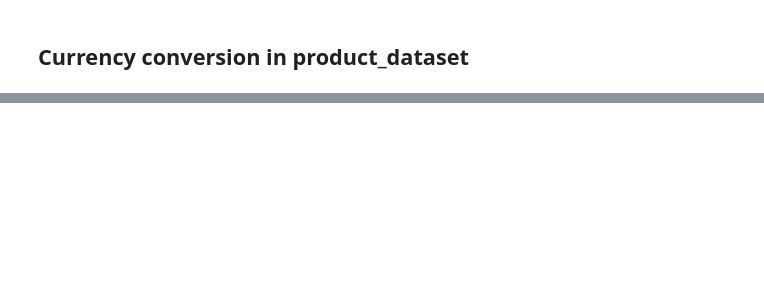
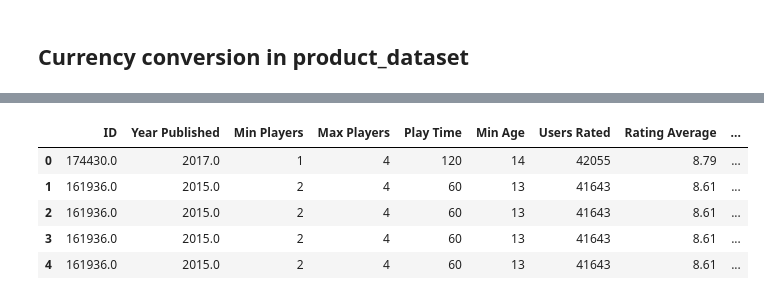
Before and after one commit to Ahmohas/BoardGames, a Jupyter notebook: Final_Code.ipynb, the cells around one changed output, grey strips where cells are left out. Drawn from its saved outputs; the diff is of its cells as text; code cells hidden in the pictures; blank space fills up the shorter version.

```diff
--- a/Final_Code.ipynb
+++ b/Final_Code.ipynb
@@ -91,0 +208,90 @@ products_dataset
+# %%
+# Complexity label
+bgg_final["complexity_label"] = pd.cut(
+    bgg_final["Complexity Average"], bins=[0, 2, 3.5, 5],
+    labels=["Easy", "Medium", "Hard"], include_lowest=True
+)
+
+# High rating flag
+bgg_final["highly_rated"] = bgg_final["Rating Average"] >= 8
+
+# Game type classification
+def classify_game_type(domains):
+    if pd.isna(domains):
+        return "Unknown"
+    d = domains.lower()
+    strategy_keywords = ["strategy", "abstract", "war", "wargame", "economic"]
+    thematic_keywords = ["thematic", "adventure", "fantasy", "horror", "science fiction", "story", "exploration"]
+    family_keywords = ["family", "children", "party", "puzzle", "dexterity", "trivia"]
+    is_strategy = any(k in d for k in strategy_keywords)
+    is_thematic = any(k in d for k in thematic_keywords)
+    is_family = any(k in d for k in family_keywords)
+    if is_strategy and is_thematic: return "Hybrid"
+    elif is_strategy: return "Strategy"
+    elif is_thematic: return "Thematic"
+    elif is_family: return "Family/Party"
+    else: return "Other"
+
+bgg_final["game_type"] = bgg_final["Domains"].apply(classify_game_type)
+
+# Price category
+bgg_final["price_category"] = pd.cut(
+    bgg_final["price"], bins=[0, 20, 50, 100, 500, 1000],
+    labels=["very low", "low", "medium", "high", "very high"]
+)
+
+# Value-for-money features
+bgg_final["rating_per_dollar"] = bgg_final["Rating Average"] / bgg_final["price"]
+bgg_final["complexity_per_dollar"] = bgg_final["Complexity Average"] / bgg_final["price"]
+
+# Mechanic annotation
+mechanic_map = {
+    "dice-driven": ["dice", "roll", "yahtzee"],
+    "worker-placement": ["worker placement", "placement"],
+    "deck-building": ["deck building", "deckbuilding"],
+    "drafting": ["draft", "card drafting"],
+    "tile-placement": ["tile placement", "domino", "polyomino"],
+    "area-control": ["area control", "area majority"],
+    "resource-management": ["resource", "economy", "produce"],
+    "engine-building": ["engine", "combo", "synergy"],
+    "set-collection": ["set collection"],
+    "hand-management": ["hand management"],
+    "card-based": ["card", "deck", "hand"],
+    "co-op": ["cooperative", "co-op", "team"],
+    "campaign-legacy": ["legacy", "campaign", "scenario"],
+    "hidden-information": ["hidden", "secret", "deduction"],
+    "bluffing": ["bluff", "traitor"],
+    "puzzle": ["puzzle", "logic"],
+    "party": ["party", "social"],
+    "conflict-combat": ["combat", "fight", "battle"],
+    "trading-negotiation": ["trade", "negotiation"]
+}
+
+def annotate_mechanics(text):
+    if pd.isna(text):
+        return ["other"]
+    parts = [p.strip().lower() for p in text.split(",")]
+    matched = set()
+    for part in parts:
+        for label, keywords in mechanic_map.items():
+            if any(kw in part for kw in keywords):
+                matched.add(label)
+    return list(matched) if matched else ["other"]
+
+bgg_final["Mechanics_annotated"] = bgg_final["Mechanics"].apply(annotate_mechanics)
+
+# Explode for analysis
+bgg_exploded = bgg_final.explode("Mechanics_annotated")
+
+bgg_model_ready = bgg_final.drop(
+    columns=["Name", "Mechanics", "Domains"]
+)
+
+bgg_model_ready.head(5)
+# %% [output]
+|  | ID | Year Published | Min Players | Max Players | Play Time | Min Age | Users Rated | Rating Average | ... |
+| 0 | 174430.0 | 2017.0 | 1 | 4 | 120 | 14 | 42055 | 8.79 | ... |
+| 1 | 161936.0 | 2015.0 | 2 | 4 | 60 | 13 | 41643 | 8.61 | ... |
+| 2 | 161936.0 | 2015.0 | 2 | 4 | 60 | 13 | 41643 | 8.61 | ... |
+| 3 | 161936.0 | 2015.0 | 2 | 4 | 60 | 13 | 41643 | 8.61 | ... |
+| 4 | 161936.0 | 2015.0 | 2 | 4 | 60 | 13 | 41643 | 8.61 | ... |
```
Also changed, not shown: parts of 10 cells of this notebook.
